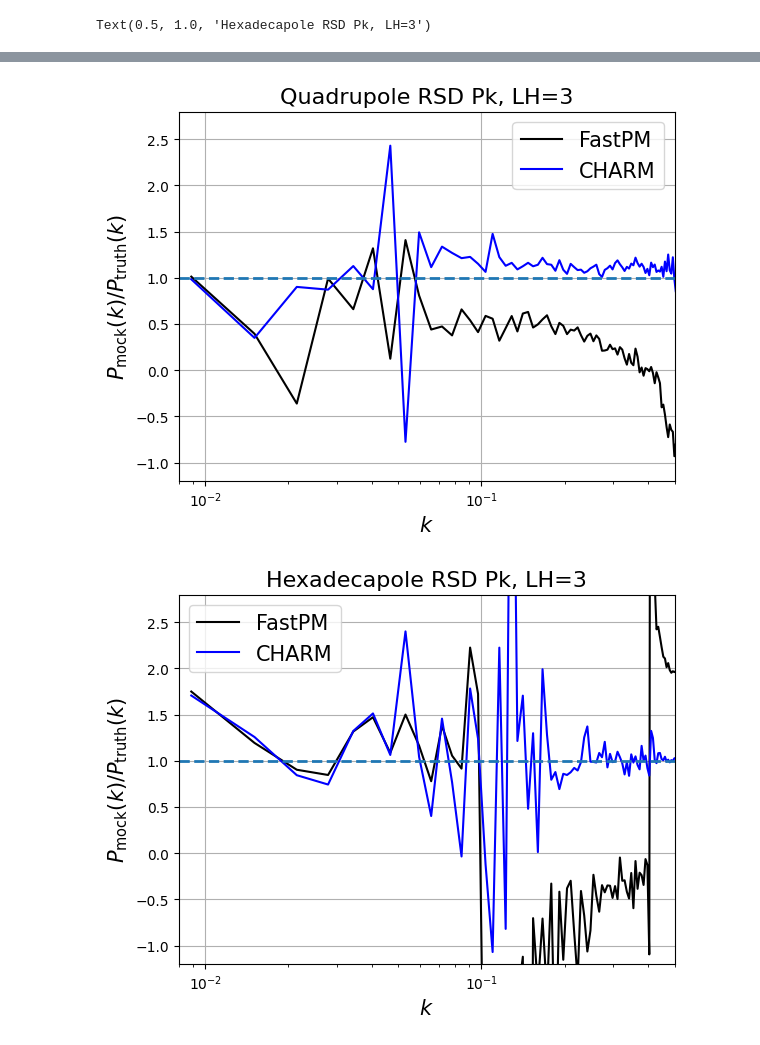
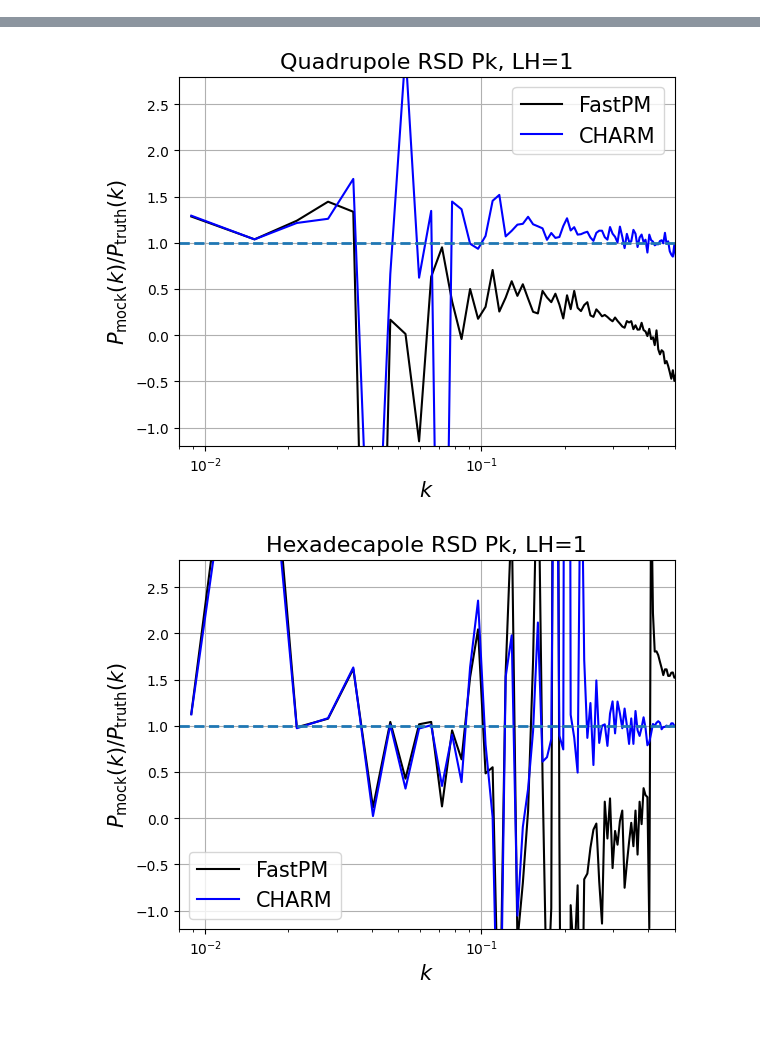
Before and after one commit to shivampcosmo/CHARM, a Jupyter notebook: notebooks/test_multgpu_mass_vel_charm.ipynb, the cells around one changed output, grey strips where cells are left out. Cells and saved outputs as stored; diff of their text form; code cells hidden in the pictures.

```diff
--- a/notebooks/test_multgpu_mass_vel_charm.ipynb
+++ b/notebooks/test_multgpu_mass_vel_charm.ipynb
@@ -48,7 +49,7 @@ import os
 %autoreload 2
 %matplotlib inline
 # %%
-test_id = 3
+test_id = 1
 # %%
 run_config_name = 'TRAIN_MASS_FREECOSMO_cond_fastpm_ns128.yaml'
 with open("/mnt/home/spandey/ceph/CHARM/run_configs/" + run_config_name,"r") as file_object:
@@ -1039,5 +1040,5 @@ Text(0.5, 1.0, 'Real Pk, LH=3')
 # %%
-
+sdirf = '/mnt/home/spandey/ceph/CHARM/results/'
 pl.figure()
 pl.plot(Pk_orig_rsd.k3D, Pk_pm_rsd.Pk[:,0]/Pk_orig_rsd.Pk[:,0], color='k', ls='-', alpha=1.0, label='FastPM')
 pl.plot(Pk_orig_rsd.k3D, Pk_charm_rsd.Pk[:,0]/Pk_orig_rsd.Pk[:,0], color='b', ls='-', alpha=1.0, label='CHARM')
@@ -1050,7 +1051,7 @@ pl.grid()
 pl.legend(fontsize=15)
 pl.ylabel(r'$P_{\rm mock}(k)/P_{\rm truth}(k)$', size=15)
 pl.title(f'Monopole RSD Pk, LH={test_id}', size=16)
-# pl.savefig(sdirf + '/mono/' + f'NEW_monopole_Pk_{iter}.png', dpi=300,bbox_inches='tight')
+pl.savefig(sdirf + f'NEW_monopole_Pk.png', dpi=300,bbox_inches='tight')
 
 pl.figure()
 pl.plot(Pk_orig_rsd.k3D, Pk_pm_rsd.Pk[:,1]/Pk_orig_rsd.Pk[:,1], color='k', ls='-', alpha=1.0, label='FastPM')
@@ -1064,7 +1065,7 @@ pl.grid()
 pl.legend(fontsize=15)
 pl.ylabel(r'$P_{\rm mock}(k)/P_{\rm truth}(k)$', size=15)
 pl.title(f'Quadrupole RSD Pk, LH={test_id}', size=16)
-# pl.savefig(sdirf + '/quad/' + f'NEW_Quadrupole_Pk_{iter}.png', dpi=300,bbox_inches='tight')
+pl.savefig(sdirf + f'NEW_Quadrupole_Pk.png', dpi=300,bbox_inches='tight')
 
 pl.figure()
 pl.plot(Pk_orig_rsd.k3D, Pk_pm_rsd.Pk[:,2]/Pk_orig_rsd.Pk[:,2], color='k', ls='-', alpha=1.0, label='FastPM')
@@ -1078,6 +1079,5 @@ pl.grid()
 pl.legend(fontsize=15)
 pl.ylabel(r'$P_{\rm mock}(k)/P_{\rm truth}(k)$', size=15)
 pl.title(f'Hexadecapole RSD Pk, LH={test_id}', size=16)
-# pl.savefig(sdirf + '/hexd/' + f'NEW_Hexadecapole_Pk_{iter}.png', dpi=300, bbox_inches='tight')
+pl.savefig(sdirf + f'NEW_Hexadecapole_Pk.png', dpi=300, bbox_inches='tight')
 # %% [output]
-Text(0.5, 1.0, 'Hexadecapole RSD Pk, LH=3')
@@ -1085,2 +1085,2 @@ Text(0.5, 1.0, 'Hexadecapole RSD Pk, LH=3')
-[figure, old version]
+[figure, new version]
-[figure, old version]
+[figure, new version]
```
Also changed, not shown: parts of 8 cells of this notebook, 13 other files.
